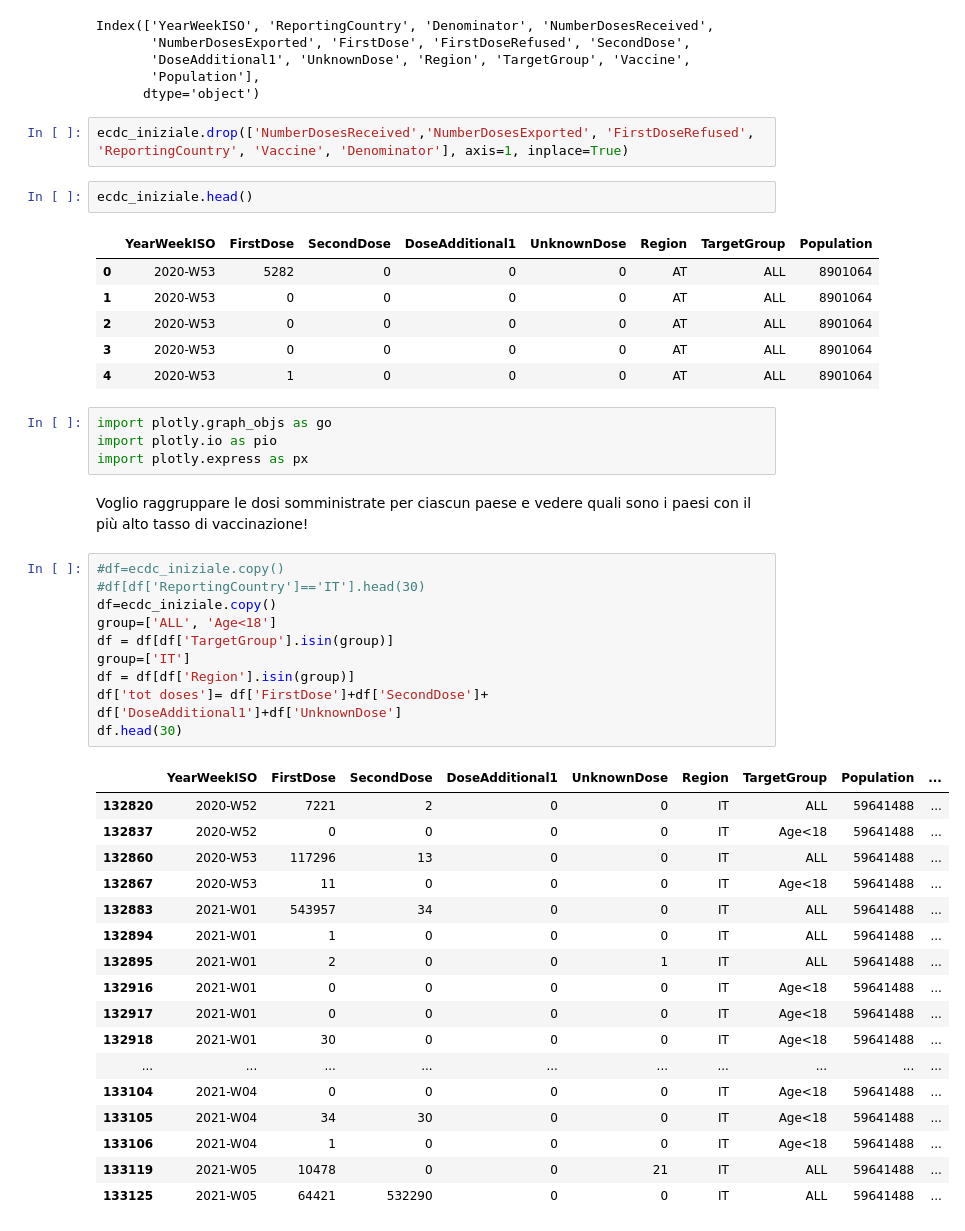
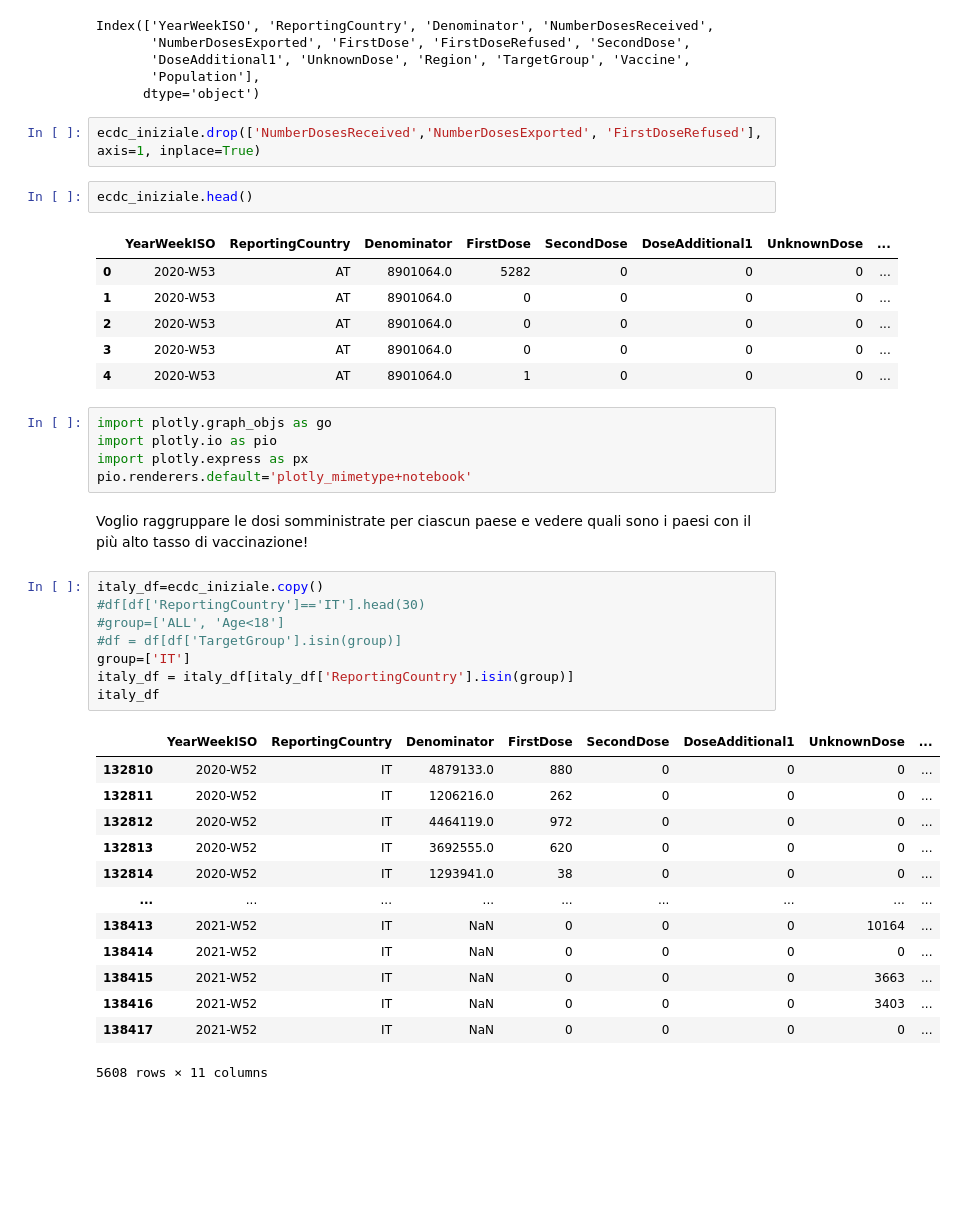
Before and after one commit to elenaabcc/CovidAnalysis4CPDM, a Jupyter notebook: PRIMA PARTE.ipynb, the cells around one changed output. Saved outputs shown, nothing was run; the diff lists cells and outputs as text; blank space fills up the shorter version.

Commit message:
dataset italia pulito per regioni

```diff
--- a/PRIMA PARTE.ipynb
+++ b/PRIMA PARTE.ipynb
@@ -50,47 +50,42 @@ Index(['YearWeekISO', 'ReportingCountry', 'Denominator', 'NumberDosesReceived',
        'Population'],
       dtype='object')
 # %%
-ecdc_iniziale.drop(['NumberDosesReceived','NumberDosesExported', 'FirstDoseRefused', 'ReportingCountry', 'Vaccine', 'Denominator'], axis=1, inplace=True)
+ecdc_iniziale.drop(['NumberDosesReceived','NumberDosesExported', 'FirstDoseRefused'], axis=1, inplace=True)
 # %%
 ecdc_iniziale.head()
 # %% [output]
-|  | YearWeekISO | FirstDose | SecondDose | DoseAdditional1 | UnknownDose | Region | TargetGroup | Population |
-| 0 | 2020-W53 | 5282 | 0 | 0 | 0 | AT | ALL | 8901064 |
-| 1 | 2020-W53 | 0 | 0 | 0 | 0 | AT | ALL | 8901064 |
-| 2 | 2020-W53 | 0 | 0 | 0 | 0 | AT | ALL | 8901064 |
-| 3 | 2020-W53 | 0 | 0 | 0 | 0 | AT | ALL | 8901064 |
-| 4 | 2020-W53 | 1 | 0 | 0 | 0 | AT | ALL | 8901064 |
+|  | YearWeekISO | ReportingCountry | Denominator | FirstDose | SecondDose | DoseAdditional1 | UnknownDose | ... |
+| 0 | 2020-W53 | AT | 8901064.0 | 5282 | 0 | 0 | 0 | ... |
+| 1 | 2020-W53 | AT | 8901064.0 | 0 | 0 | 0 | 0 | ... |
+| 2 | 2020-W53 | AT | 8901064.0 | 0 | 0 | 0 | 0 | ... |
+| 3 | 2020-W53 | AT | 8901064.0 | 0 | 0 | 0 | 0 | ... |
+| 4 | 2020-W53 | AT | 8901064.0 | 1 | 0 | 0 | 0 | ... |
 # %%
 import plotly.graph_objs as go
 import plotly.io as pio
 import plotly.express as px
+pio.renderers.default='plotly_mimetype+notebook'
 # %% [markdown]
 Voglio raggruppare le dosi somministrate per ciascun paese e vedere quali sono i paesi con il più alto tasso di vaccinazione!
 # %%
-#df=ecdc_iniziale.copy()
+italy_df=ecdc_iniziale.copy()
 #df[df['ReportingCountry']=='IT'].head(30)
-df=ecdc_iniziale.copy()
-group=['ALL', 'Age<18']
-df = df[df['TargetGroup'].isin(group)]
+#group=['ALL', 'Age<18']
+#df = df[df['TargetGroup'].isin(group)]
 group=['IT']
-df = df[df['Region'].isin(group)]
-df['tot doses']= df['FirstDose']+df['SecondDose']+ df['DoseAdditional1']+df['UnknownDose']
-df.head(30)
+italy_df = italy_df[italy_df['ReportingCountry'].isin(group)]
+italy_df
 # %% [output]
-|  | YearWeekISO | FirstDose | SecondDose | DoseAdditional1 | UnknownDose | Region | TargetGroup | Population | ... |
-| 132820 | 2020-W52 | 7221 | 2 | 0 | 0 | IT | ALL | 59641488 | ... |
-| 132837 | 2020-W52 | 0 | 0 | 0 | 0 | IT | Age<18 | 59641488 | ... |
-| 132860 | 2020-W53 | 117296 | 13 | 0 | 0 | IT | ALL | 59641488 | ... |
-| 132867 | 2020-W53 | 11 | 0 | 0 | 0 | IT | Age<18 | 59641488 | ... |
-| 132883 | 2021-W01 | 543957 | 34 | 0 | 0 | IT | ALL | 59641488 | ... |
-| 132894 | 2021-W01 | 1 | 0 | 0 | 0 | IT | ALL | 59641488 | ... |
-| 132895 | 2021-W01 | 2 | 0 | 0 | 1 | IT | ALL | 59641488 | ... |
-| 132916 | 2021-W01 | 0 | 0 | 0 | 0 | IT | Age<18 | 59641488 | ... |
-| 132917 | 2021-W01 | 0 | 0 | 0 | 0 | IT | Age<18 | 59641488 | ... |
-| 132918 | 2021-W01 | 30 | 0 | 0 | 0 | IT | Age<18 | 59641488 | ... |
-| ... | ... | ... | ... | ... | ... | ... | ... | ... | ... |
-| 133104 | 2021-W04 | 0 | 0 | 0 | 0 | IT | Age<18 | 59641488 | ... |
-| 133105 | 2021-W04 | 34 | 30 | 0 | 0 | IT | Age<18 | 59641488 | ... |
-| 133106 | 2021-W04 | 1 | 0 | 0 | 0 | IT | Age<18 | 59641488 | ... |
-| 133119 | 2021-W05 | 10478 | 0 | 0 | 21 | IT | ALL | 59641488 | ... |
-| 133125 | 2021-W05 | 64421 | 532290 | 0 | 0 | IT | ALL | 59641488 | ... |
+|  | YearWeekISO | ReportingCountry | Denominator | FirstDose | SecondDose | DoseAdditional1 | UnknownDose | ... |
+| 132810 | 2020-W52 | IT | 4879133.0 | 880 | 0 | 0 | 0 | ... |
+| 132811 | 2020-W52 | IT | 1206216.0 | 262 | 0 | 0 | 0 | ... |
+| 132812 | 2020-W52 | IT | 4464119.0 | 972 | 0 | 0 | 0 | ... |
+| 132813 | 2020-W52 | IT | 3692555.0 | 620 | 0 | 0 | 0 | ... |
+| 132814 | 2020-W52 | IT | 1293941.0 | 38 | 0 | 0 | 0 | ... |
+| ... | ... | ... | ... | ... | ... | ... | ... | ... |
+| 138413 | 2021-W52 | IT | NaN | 0 | 0 | 0 | 10164 | ... |
+| 138414 | 2021-W52 | IT | NaN | 0 | 0 | 0 | 0 | ... |
+| 138415 | 2021-W52 | IT | NaN | 0 | 0 | 0 | 3663 | ... |
+| 138416 | 2021-W52 | IT | NaN | 0 | 0 | 0 | 3403 | ... |
+| 138417 | 2021-W52 | IT | NaN | 0 | 0 | 0 | 0 | ... |
+5608 rows × 11 columns
```
Also changed, not shown: parts of 8 cells of this notebook.
